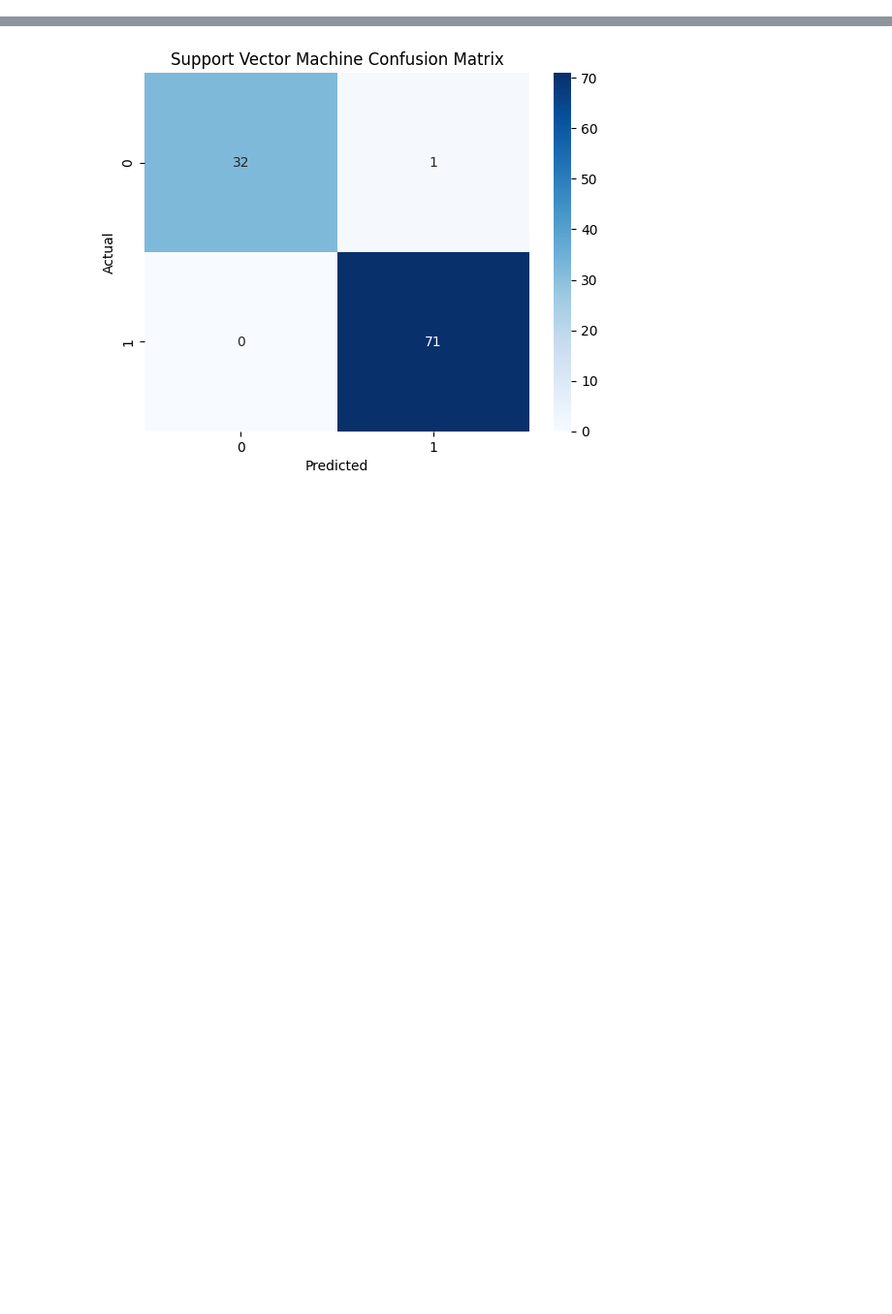
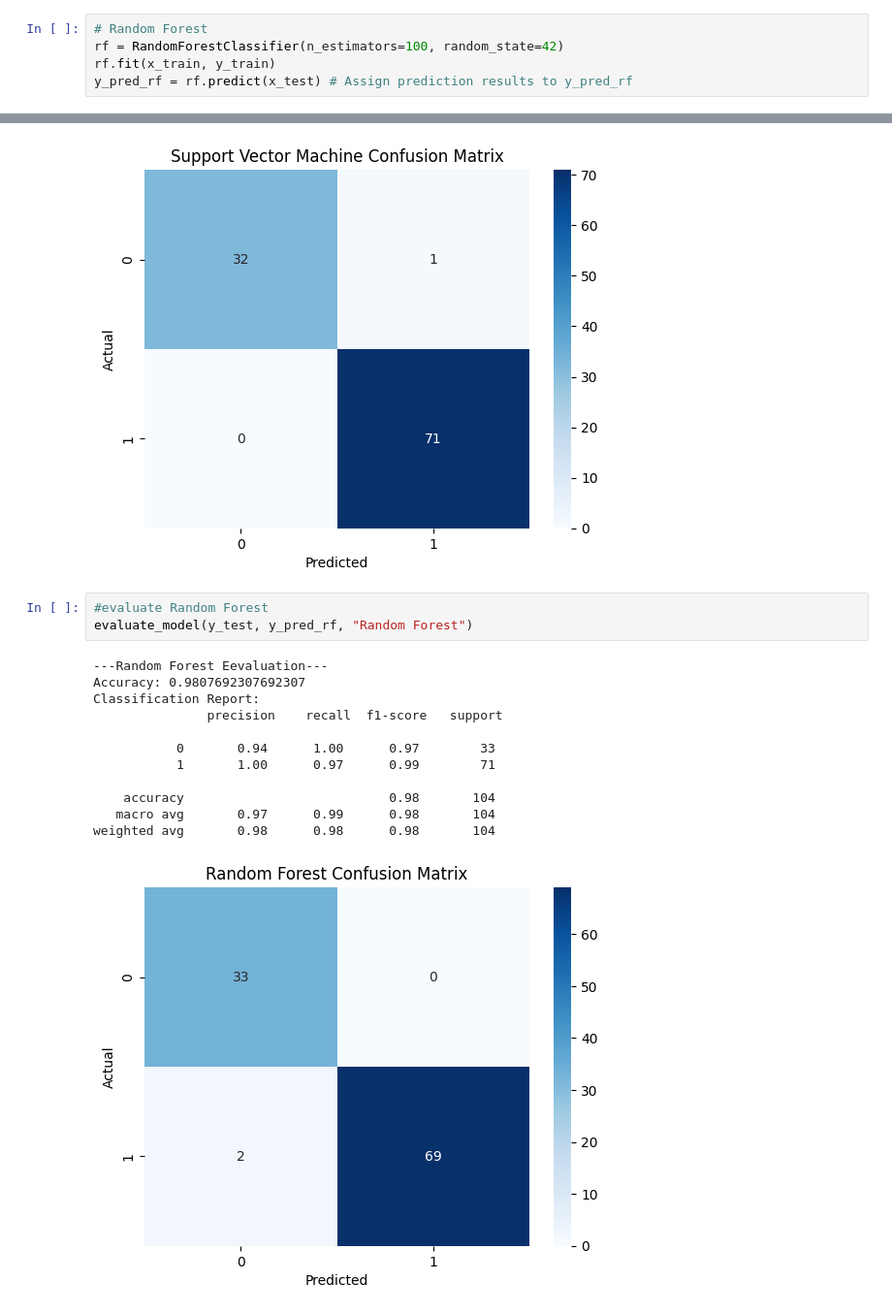
Before and after one commit to Girij1718/Predicting-Diabetes-Risk-Using-Health-and-Lifestyle-Indicators, a Jupyter notebook: Final_Project_.ipynb, the cells around one changed output, grey strips where cells are left out. Shown at 97% size. Cells and saved outputs as stored; diff of their text form; blank space fills up the shorter version.

```diff
--- a/Final_Project_.ipynb
+++ b/Final_Project_.ipynb
@@ -132,6 +126,11 @@ y_pred_lr = rf.predict(x_test)
 svm = SVC(probability=True)
 svm.fit(x_train , y_train)
 y_pred_svm = svm.predict(x_test)
+# %%
+# Random Forest
+rf = RandomForestClassifier(n_estimators=100, random_state=42)
+rf.fit(x_train, y_train)
+y_pred_rf = rf.predict(x_test) # Assign prediction results to y_pred_rf
 # %%
 #model evaluation
 
@@ -179,3 +176,19 @@ Classification Report:
    macro avg       0.99      0.98      0.99       104
 weighted avg       0.99      0.99      0.99       104
 [figure]
+# %%
+#evaluate Random Forest
+evaluate_model(y_test, y_pred_rf, "Random Forest")
+# %% [output]
+---Random Forest Eevaluation---
+Accuracy: 0.9807692307692307
+Classification Report:
+               precision    recall  f1-score   support
+
+           0       0.94      1.00      0.97        33
+           1       1.00      0.97      0.99        71
+
+    accuracy                           0.98       104
+   macro avg       0.97      0.99      0.98       104
+weighted avg       0.98      0.98      0.98       104
+[figure, added]
```
Also changed, not shown: parts of 8 cells of this notebook.
